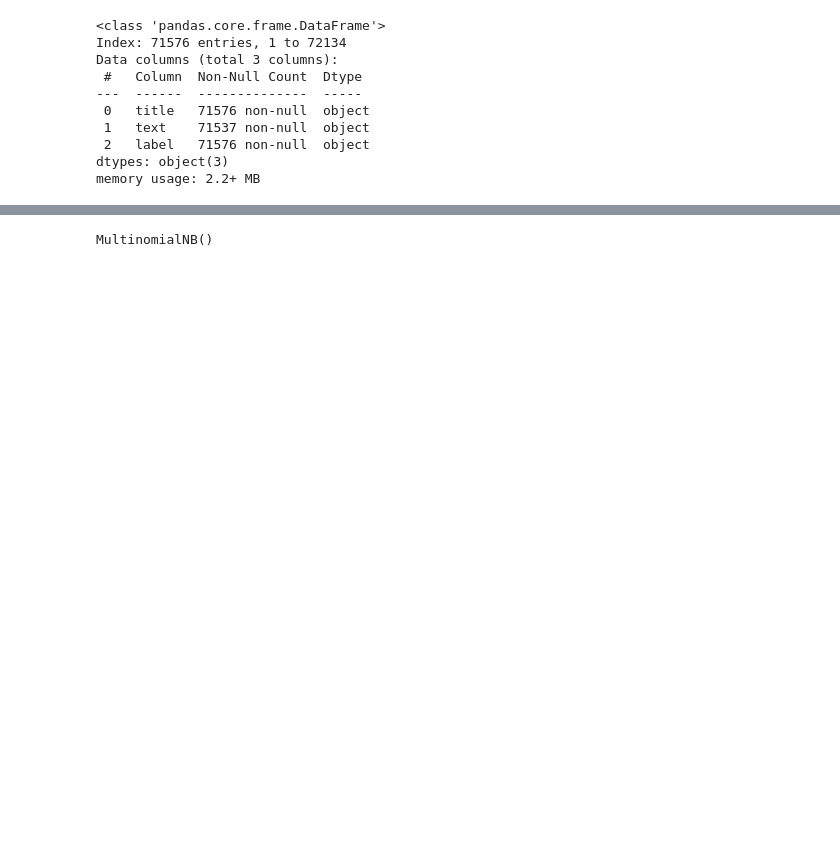
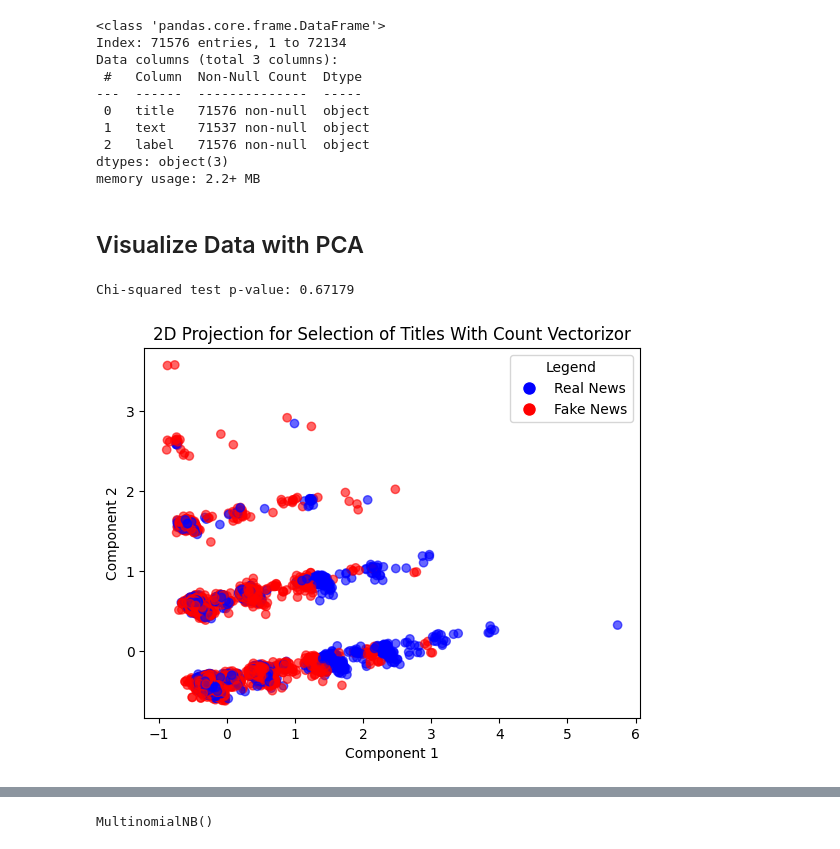
Before and after one commit to link1226/CAP4770-Project, a Jupyter notebook: notebooks/JoesNotebook.ipynb, the cells around one changed output, grey strips where cells are left out. Cells and saved outputs as stored; diff of their text form; code cells hidden in the pictures; blank space fills up the shorter version.

```diff
--- a/notebooks/JoesNotebook.ipynb
+++ b/notebooks/JoesNotebook.ipynb
@@ -48,24 +120,62 @@ x_train, x_test, y_train, y_test = train_test_split(
-# %%
-# Vectorize
-vectorizer = CountVectorizer()
-x_train_vectorized = vectorizer.fit_transform(x_train)
-x_test_vectorized = vectorizer.transform(x_test)
+# %% [markdown]
+## Visualize Data with PCA
+# %%
+# Get and Check Sample
+
+# Get Data Sample
+sample = df.sample(n=10000, random_state=42)
+
+titles_sample = sample['title'].tolist()
+labels_sample = sample['label'].tolist()
+
+# Check with Chi-Squared
+sample_fake = sum([1 for label in labels_sample if label == "1"])
+sample_real = sum([1 for label in labels_sample if label == "0"])
+
+full_fake = sum([1 for label in labels if label == "1"])
+full_real = sum([1 for label in labels if label == "0"])
+
+contingency = np.array([
+    [sample_fake, sample_real],
+    [full_fake, full_real]
+])
+
+chi2, p, _, _ = chi2_contingency(contingency)
+
+print(f"Chi-squared test p-value: {p:.5f}")
+# %% [output]
+Chi-squared test p-value: 0.67179
 # %%
-# Visualize Data
-pca = PCA(n_components=2)
-x_pca = pca.fit_transform(x_train_vectorized.toarray())
+# Visualize Data with PCA (With Count)
+
+# Vectorize with Count
+x_sample = vectorizer.fit_transform(titles_sample).toarray()
+
+# Reduce
+x_pca = pca.fit_transform(x_sample)
+
+# Plot
+colors = [ "blue" if label=='0' else "red" for label in labels_sample ]
 
 plt.scatter(
-    x_pca[:,0],
-    x_pca[:,1],
-    c=[0 if label=='0' else 1 for label in y_train],
-    cmap="coolwarm"
+    x_pca[:, 0],
+    x_pca[:, 1],
+    c=colors,
+    alpha=0.6
 )
 
-for i, title in enumerate(x_train):
-    plt.annotate(title, (x_pca[i,0], x_pca[i,1]))
+legend_elements = [
+    Line2D([0], [0], marker='o', color='w', label='Real News',
+           markerfacecolor='blue', markersize=10),
+    Line2D([0], [0], marker='o', color='w', label='Fake News',
+           markerfacecolor='red', markersize=10)
+]
 
-plt.xlabel("PCA 1")
-plt.ylabel("PCA 2")
-plt.title("2D PCA Projection for Titles")
+plt.legend(handles=legend_elements, title="Legend")
+
+plt.xlabel("Component 1")
+plt.ylabel("Component 2")
+plt.title("2D Projection for Selection of Titles With Count Vectorizor")
 plt.show()
+# %% [output]
+[figure, added]
```
Also changed, not shown: parts of 36 cells of this notebook, 1 other file.
